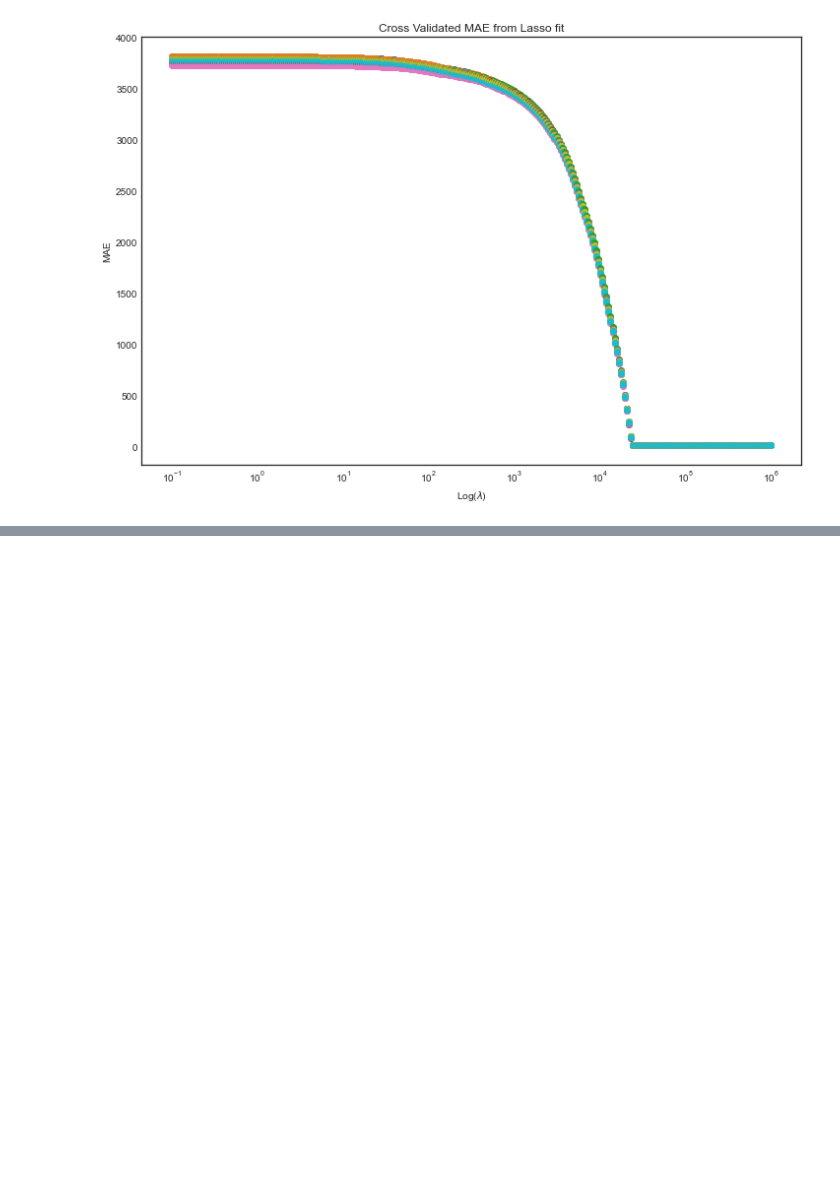
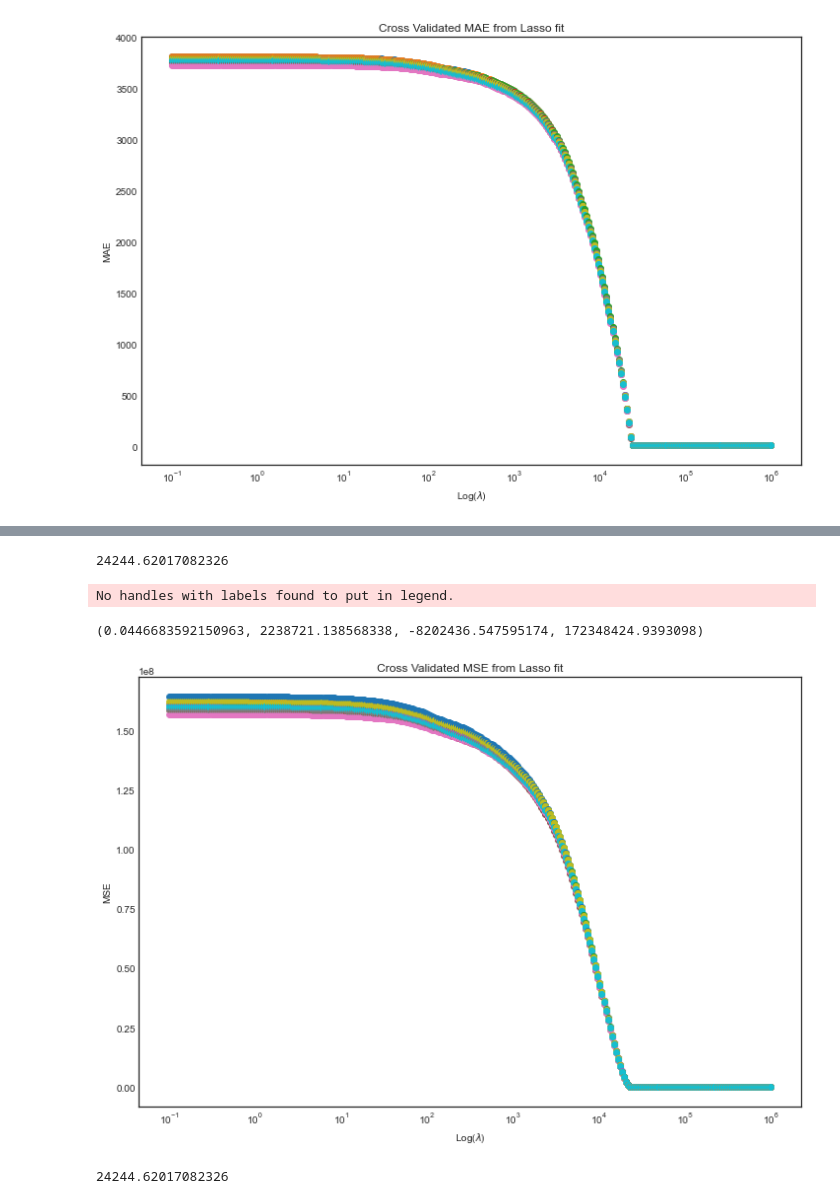
Before and after one commit to Sgipn/Airbnb_PricePred, a Jupyter notebook: notebooks/Lasso Regression.ipynb, the cells around one changed output, grey strips where cells are left out. Drawn from its saved outputs; the diff is of its cells as text; code cells hidden in the pictures; blank space fills up the shorter version.

Commit message:
lasso model is created from scratch vs sk, w/ case1: tuned by mse vs case2: tuned by mae

```diff
--- a/notebooks/Lasso Regression.ipynb
+++ b/notebooks/Lasso Regression.ipynb
@@ -310,12 +310,14 @@ def bootstrap(k,X_df,y_df,response_name,design_names):
 def lambda_tune(X_train,y_train, intercept):
 
     all_mae = list() # 300 total entries (lambda), each entry has 10 entries (10-fold)
+    all_mse = list() # 300 total entries (lambda), each entry has 10 entries (10-fold)
     lamda = np.logspace(0,7,300)/10 #Range of lambda values
 
     kf = KFold(n_splits = 10, random_state = True, shuffle = True)
 
     for l in lamda:                                             # Iterate through all lambda (200)
         mae_vals = list()                                       # list of MAE values for each lambda. Resets for each lambda
+        mse_vals = list()
 
         for train_index, test_index in kf.split(X_train):       # Iterate through each of 10 folds for each lamda
             temp_X_train = X_train[train_index]
@@ -326,6 +328,7 @@ def lambda_tune(X_train,y_train, intercept):
             n,p = temp_X_train.shape
             initial_theta = np.ones((p,1))
             MAE = 0
+            MSE = 0
 
             if intercept == True:
                 theta = coordinate_descent_lasso(initial_theta,temp_X_train,temp_y_train,lamda = l, num_iters=100, intercept = True) # fit lasso model
@@ -335,7 +338,11 @@ def lambda_tune(X_train,y_train, intercept):
                 y_pred = temp_X_test @ theta                         # Predicted response values based on beta coefficients
             for i in range(len(test_index)):
                 MAE += abs(temp_y_test[i][0] - y_pred[i])
-            MAE = MAE/n                                         # Finding MAE of each lasso model (10) for each lambda (200)
+                MSE += (temp_y_test[i][0] - y_pred[i])**2
+            MAE = MAE/n                                         # MAE of each lasso model (10) for each lambda (300)
+            MSE = MSE/n                                         # MSE of each lasso model (10) for each lambda (300)
             mae_vals.append(MAE)
+            mse_vals.append(MSE)
         all_mae.append(mae_vals)                                # Appending 10 MAE values from 10 fitted lasso models
-    return all_mae, lamda
+        all_mse.append(mse_vals)
+    return all_mae, all_mse,lamda
@@ -346 +349,3 @@ all_mae_intercept, lamda = lambda_tune(X_train,y_train, intercept = True)
+# %%
+all_mae, all_mse, lamda = lambda_tune(X_train,y_train, intercept = False)
 # %%
@@ -366,11 +371,3 @@ No handles with labels found to put in legend.
  -174.70674802088823,
  4006.7976486432162)
 [figure]
-# %%
-# Finding the minimum lamda value
-allmeans = list()
-for i in range(400):
-    allmeans.append(np.mean(all_mae[i]))
-
-min_index = allmeans.index(min(allmeans))
-lamda[min_index]
@@ -460,0 +374,40 @@ IndexError: index 32 is out of bounds for axis 0 with size 32
+# %%
+# Finding the minimum lamda value
+allmeans = list()
+for i in range(300):
+    allmeans.append(np.mean(all_mae[i]))
+
+min_index = allmeans.index(min(allmeans))
+lamda[min_index]
+# %% [output]
+24244.62017082326
+# %%
+# Plotting MSE against lamda (model w/ intercept)
+
+n = 300
+plt.figure(figsize = (12,8))
+
+for i in range(n):
+    for j in range(10):
+        plt.scatter(lamda[i], all_mse[i][j])
+
+plt.xscale('log')
+plt.xlabel('Log($\\lambda$)')
+plt.ylabel('MSE')
+plt.title('Cross Validated MSE from Lasso fit')
+plt.legend()
+plt.axis('tight')
+# %% [output]
+No handles with labels found to put in legend.
+(0.0446683592150963, 2238721.138568338, -8202436.547595174, 172348424.9393098)
+[figure, added]
+# %%
+# Finding the minimum lamda value
+allmeans = list()
+for i in range(300):
+    allmeans.append(np.mean(all_mse[i]))
+
+min_index = allmeans.index(min(allmeans))
+lamda[min_index]
+# %% [output]
+24244.62017082326
```
Also changed, not shown: parts of 33 cells of this notebook.
